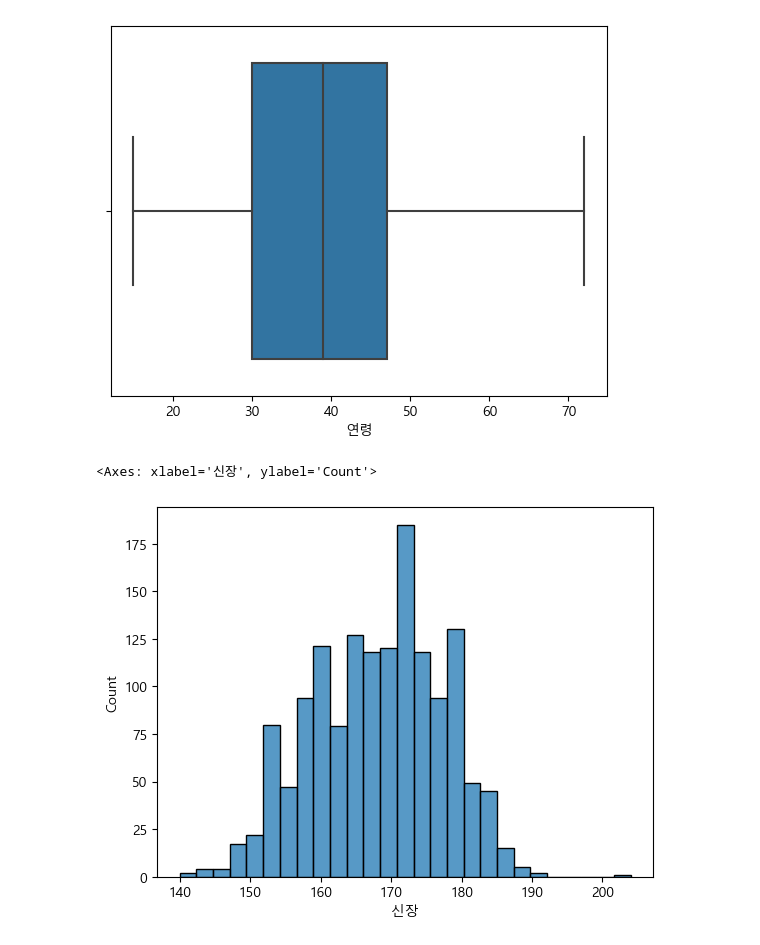
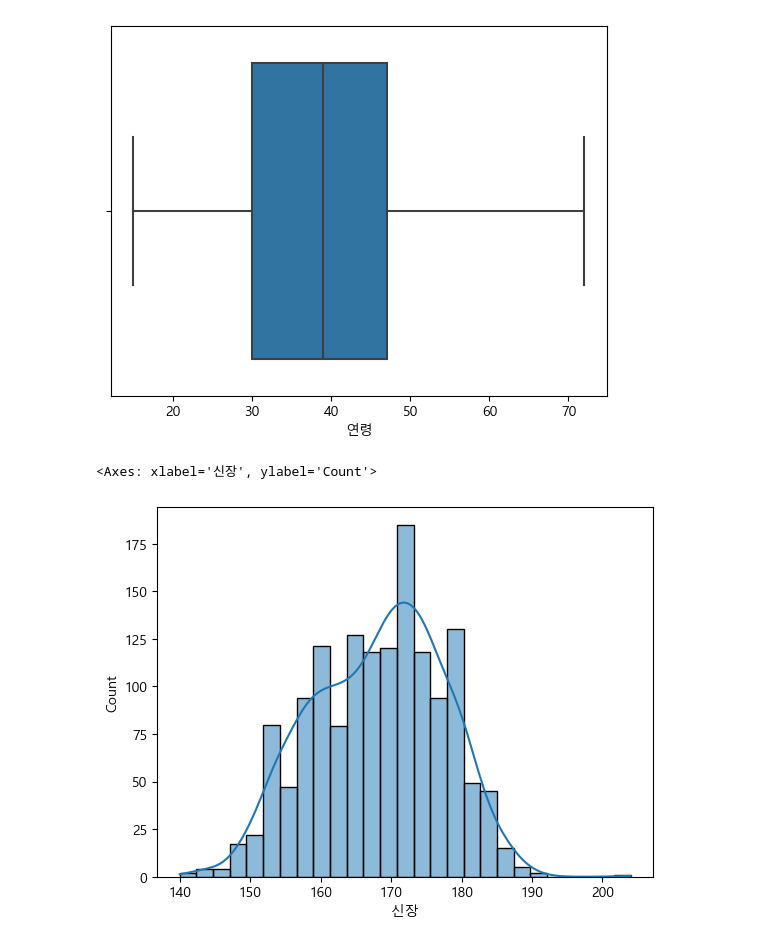
Before and after one commit to hhyowon/study_data_analytics, a Jupyter notebook: codes/DDA/RecurrenceOfSurgery_DDA_quests.ipynb, the cells around one changed output. Saved outputs shown, nothing was run; the diff lists cells and outputs as text; code cells hidden in the pictures.

```diff
--- a/codes/DDA/RecurrenceOfSurgery_DDA_quests.ipynb
+++ b/codes/DDA/RecurrenceOfSurgery_DDA_quests.ipynb
@@ -579,8 +579,8 @@ plt.show()
 # %% [output]
 [figure]
 # %%
-sns.histplot(df_ROS_q5_dropna,x='신장')
+sns.histplot(df_ROS_q5_dropna,kde=True,x='신장')
 # %% [output]
 <Axes: xlabel='신장', ylabel='Count'>
-[figure, old version]
+[figure, new version]
 # %%
```
Also changed, not shown: parts of 1 cell of this notebook.
